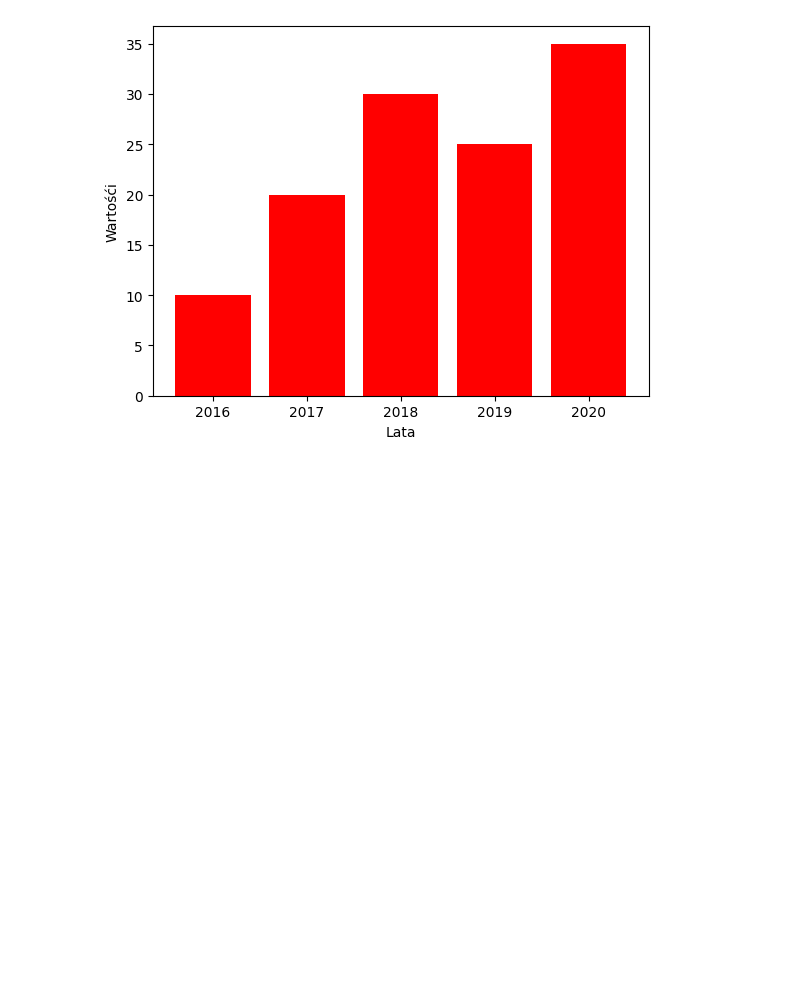
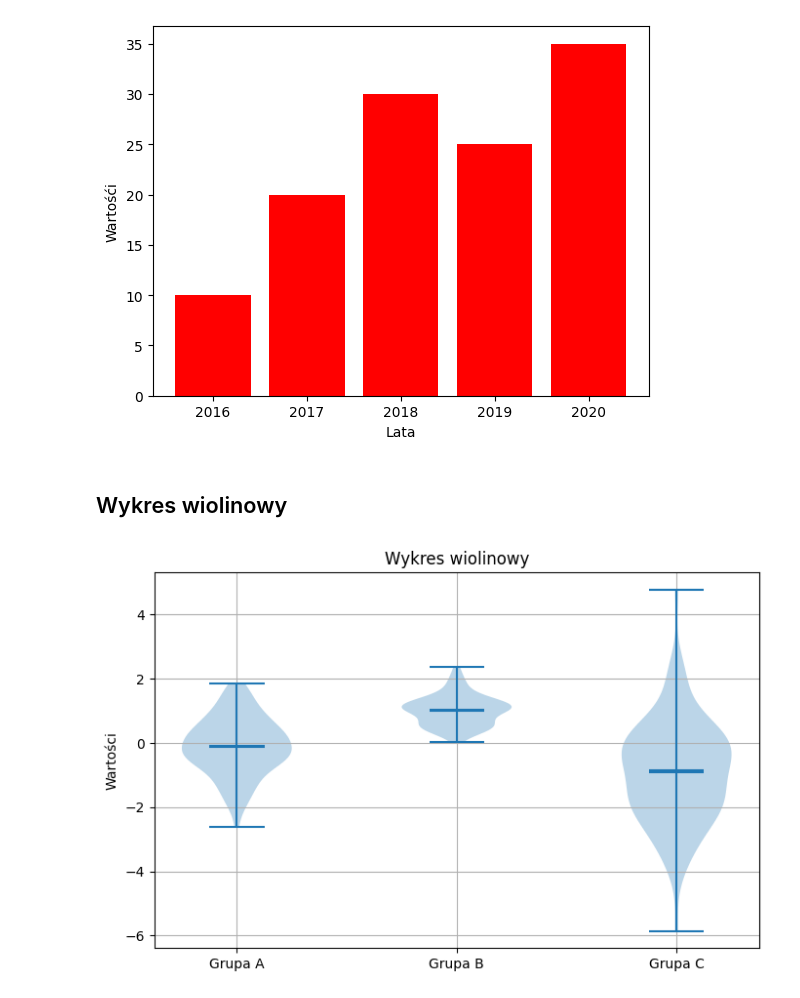
Before and after one commit to rajkonkret/PythonAnalizaDanychZus, a Jupyter notebook: day3/cwiczenie5.ipynb, the cells around one changed output. Saved outputs shown, nothing was run; the diff lists cells and outputs as text; code cells hidden in the pictures; blank space fills up the shorter version.

Commit message:
[3 18] update cwiczenie5.ipynb, wiolinowy

```diff
--- a/day3/cwiczenie5.ipynb
+++ b/day3/cwiczenie5.ipynb
@@ -240,3 +241,25 @@ plt.ylabel("Wartośći")
 plt.show()
 # %% [output]
 [figure]
+# %% [markdown]
+## Wykres wiolinowy
+# %%
+np.random.seed(42)  # zawsze taki sam start
+
+data = [
+    np.random.normal(0, 1, 100),
+    np.random.normal(1, 0.5, 100),
+    np.random.normal(-1, 1.5, 100)
+]
+
+plt.figure(figsize=(8, 5))
+
+parts = plt.violinplot(data, showmeans=True, showmedians=True, showextrema=True)
+
+plt.title("Wykres wiolinowy")
+plt.xticks([1, 2, 3], ["Grupa A", "Grupa B", "Grupa C"])
+plt.ylabel("Wartości")
+plt.grid(True)
+plt.show()
+# %% [output]
+[figure, added]
```
Also changed, not shown: parts of 1 cell of this notebook.
